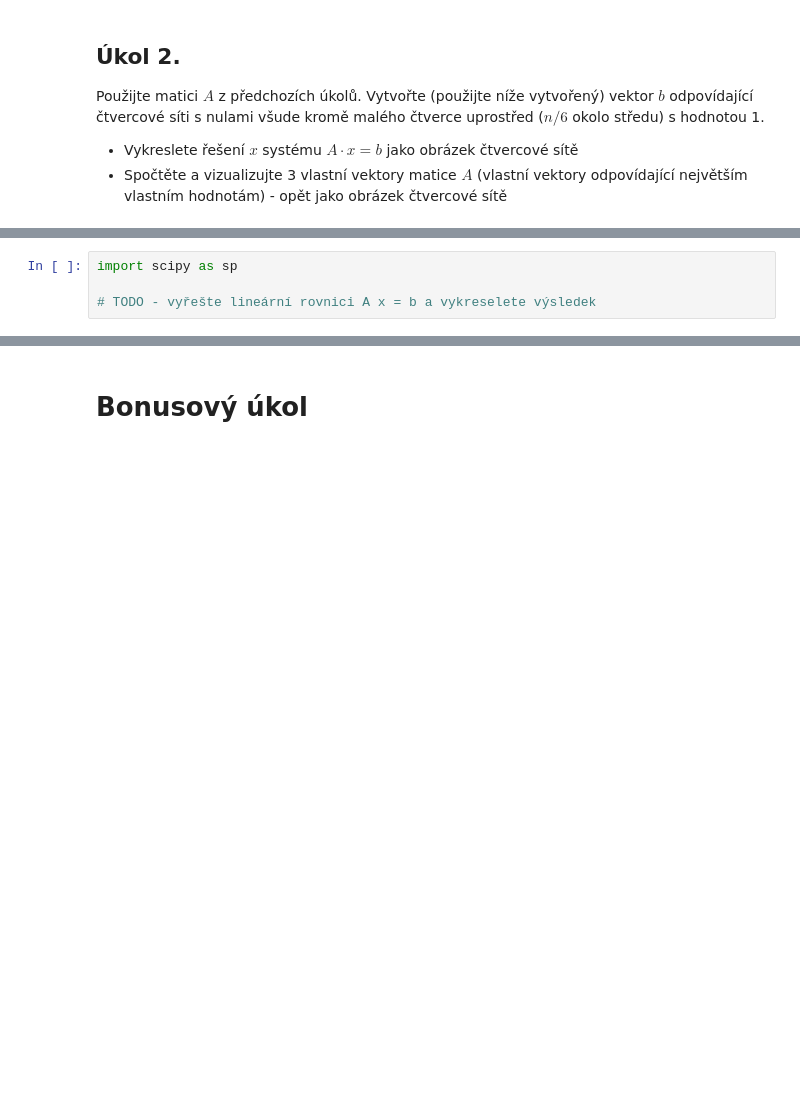
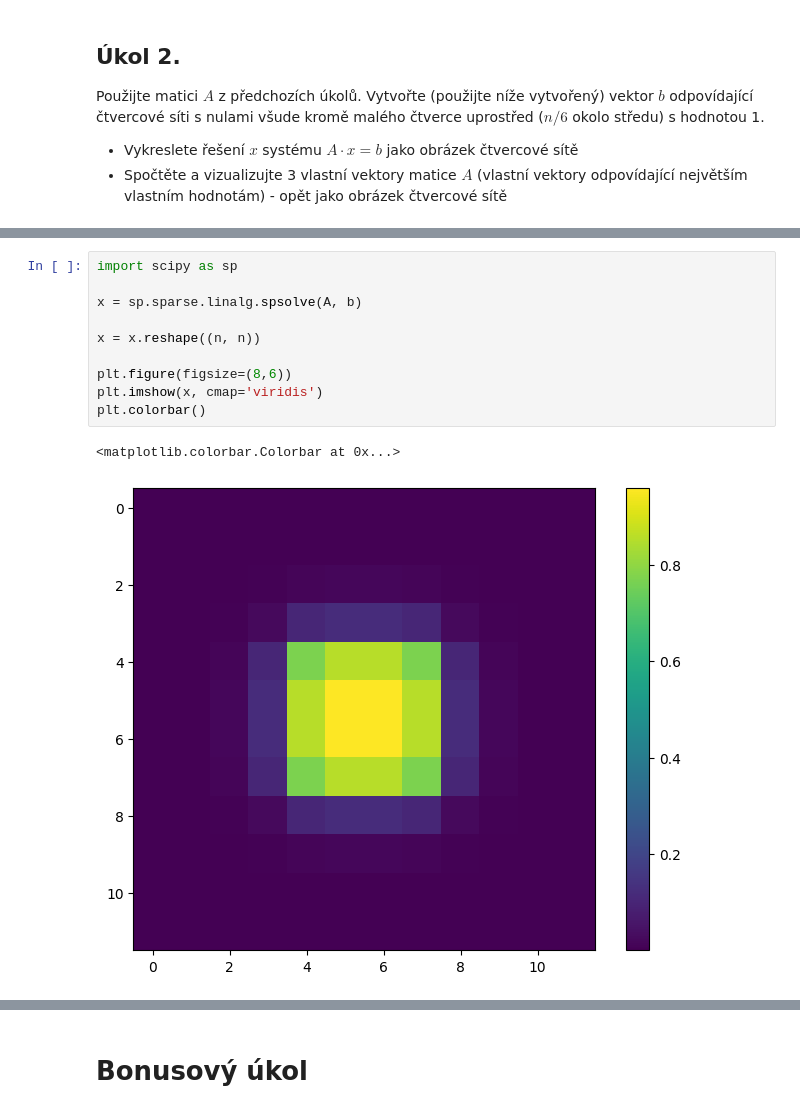
Before and after one commit to Tomaspah/vvp-DU, a Jupyter notebook: DU5.ipynb, the cells around one changed output, grey strips where cells are left out. Cells and saved outputs as stored; diff of their text form; blank space fills up the shorter version.

```diff
--- a/DU5.ipynb
+++ b/DU5.ipynb
@@ -119,6 +122,15 @@ plt.imshow(b.reshape((n, n)))
-# %%
-import scipy as sp
-
-# TODO - vyřešte lineární rovnici A x = b a vykreselete výsledek
+# %%
+import scipy as sp
+
+x = sp.sparse.linalg.spsolve(A, b)
+
+x = x.reshape((n, n))
+
+plt.figure(figsize=(8,6))
+plt.imshow(x, cmap='viridis')
+plt.colorbar()
+# %% [output]
+<matplotlib.colorbar.Colorbar at 0x...>
+[figure, added]
 # %%
 # TODO - spočtěte a vykreslete vlastní vektory matice A
```
Also changed, not shown: parts of 2 cells of this notebook.
